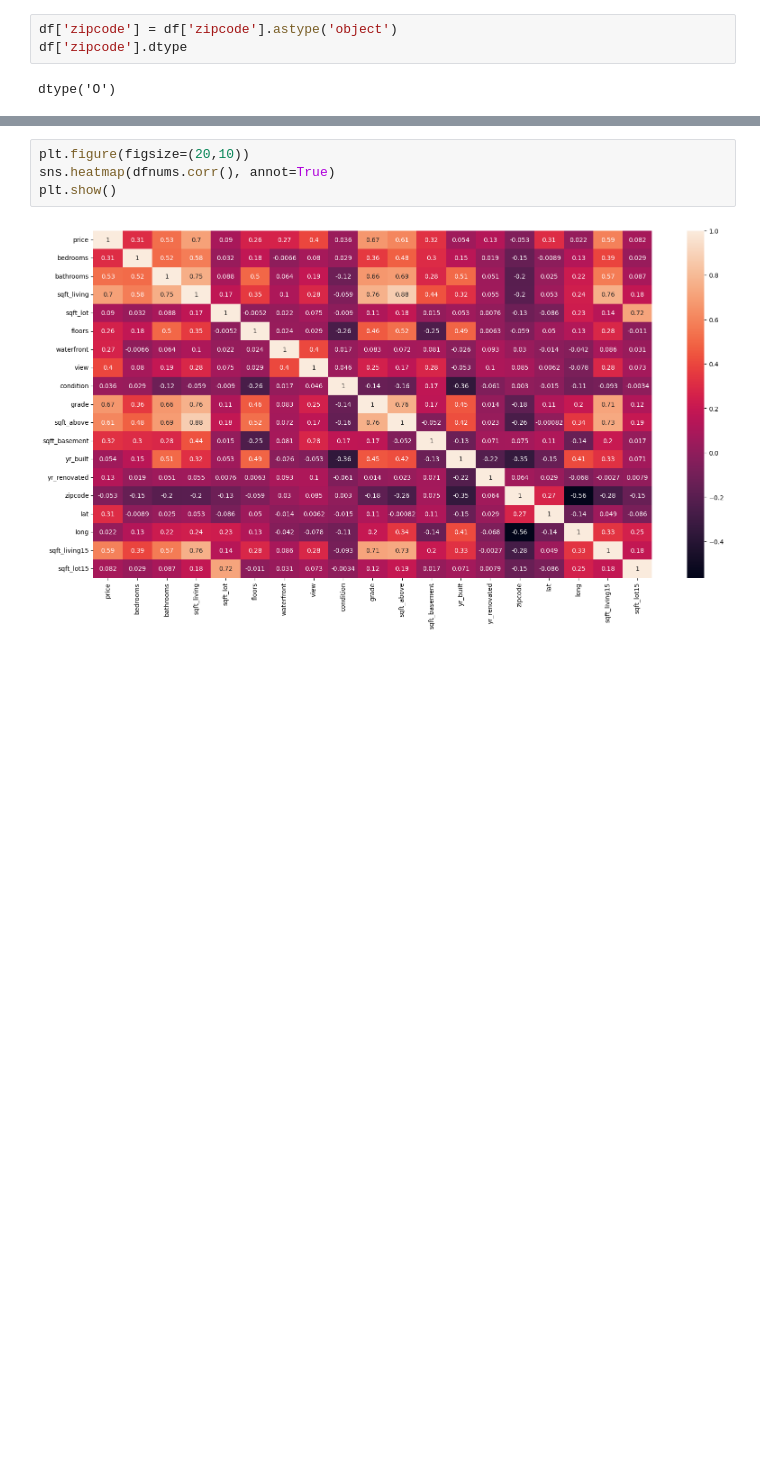
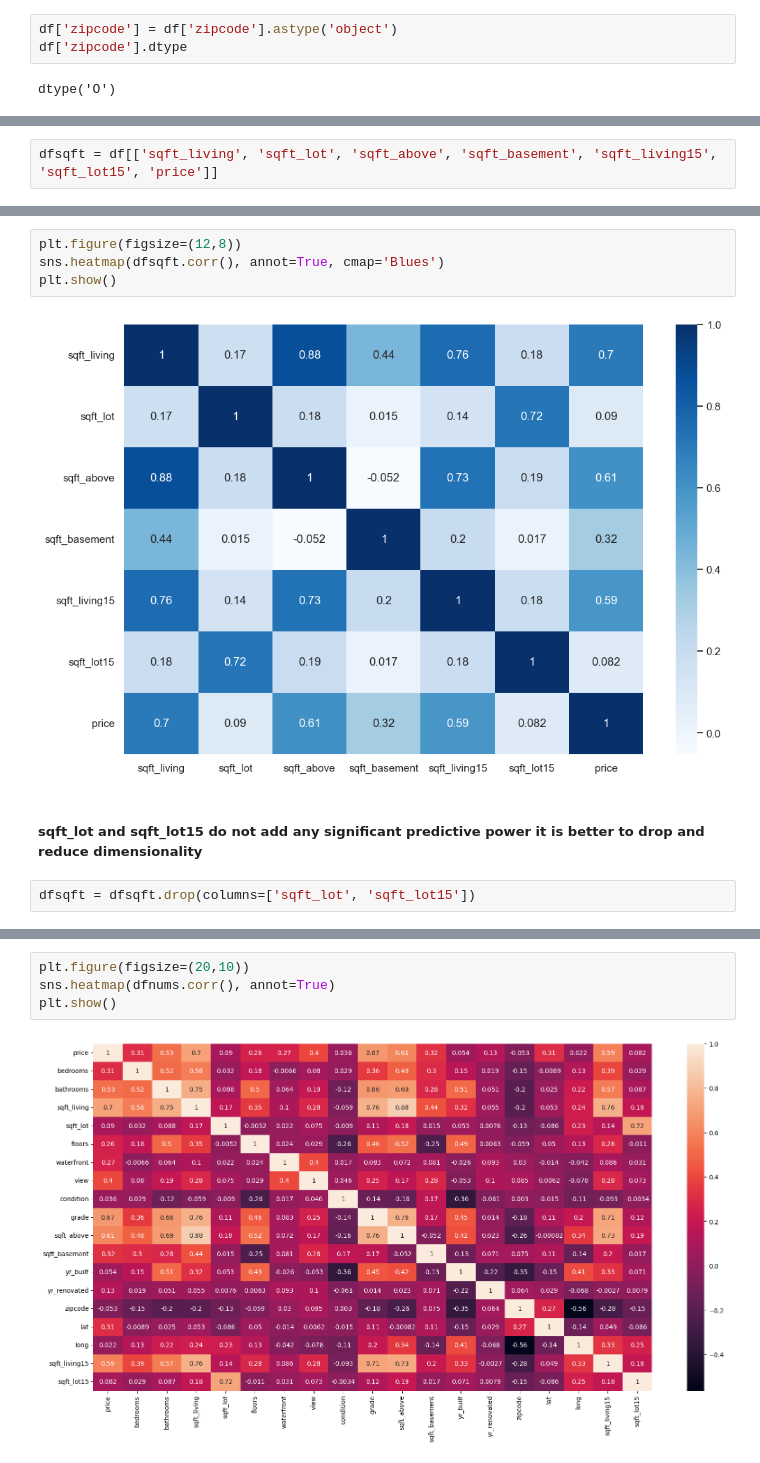
Before and after one commit to atharvadhumal03/HousingPrice-Prediction-MultipleRegression-Analysis, a Jupyter notebook: HousingPricePrediction_MLR.ipynb, the cells around one changed output, grey strips where cells are left out. Saved outputs shown, nothing was run; the diff lists cells and outputs as text; blank space fills up the shorter version.

```diff
--- a/HousingPricePrediction_MLR.ipynb
+++ b/HousingPricePrediction_MLR.ipynb
@@ -275,0 +306,2 @@ dtype('O')
+# %%
+dfsqft = df[['sqft_living', 'sqft_lot', 'sqft_above', 'sqft_basement', 'sqft_living15', 'sqft_lot15', 'price']]
@@ -275,0 +317,10 @@ dtype('O')
+# %%
+plt.figure(figsize=(12,8))
+sns.heatmap(dfsqft.corr(), annot=True, cmap='Blues')
+plt.show()
+# %% [output]
+[figure, added]
+# %% [markdown]
+##### sqft_lot and sqft_lot15 do not add any significant predictive power it is better to drop and reduce dimensionality
+# %%
+dfsqft = dfsqft.drop(columns=['sqft_lot', 'sqft_lot15'])
```
Also changed, not shown: parts of 16 cells of this notebook.
